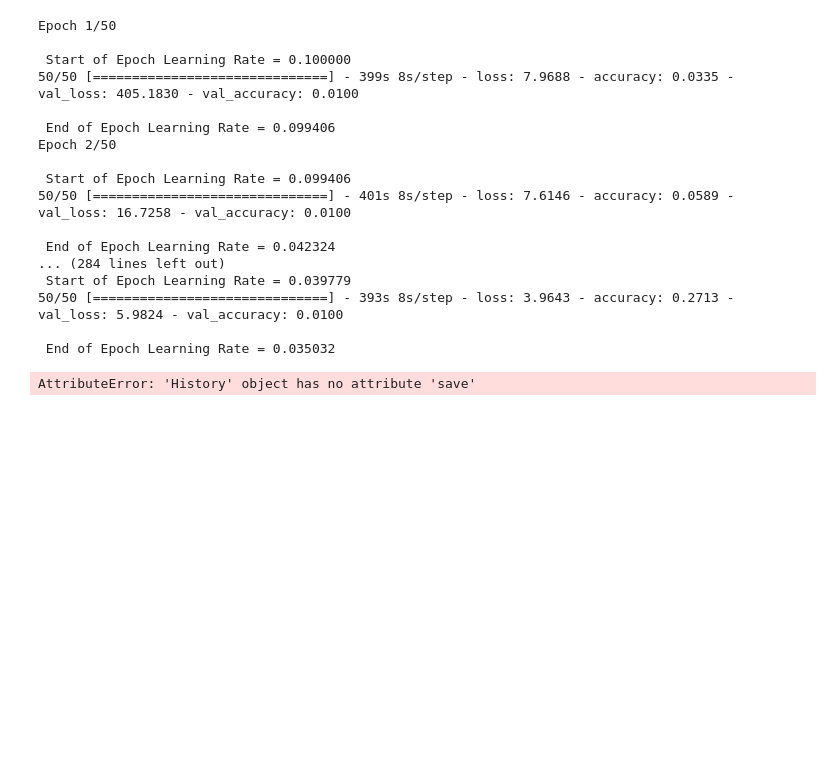
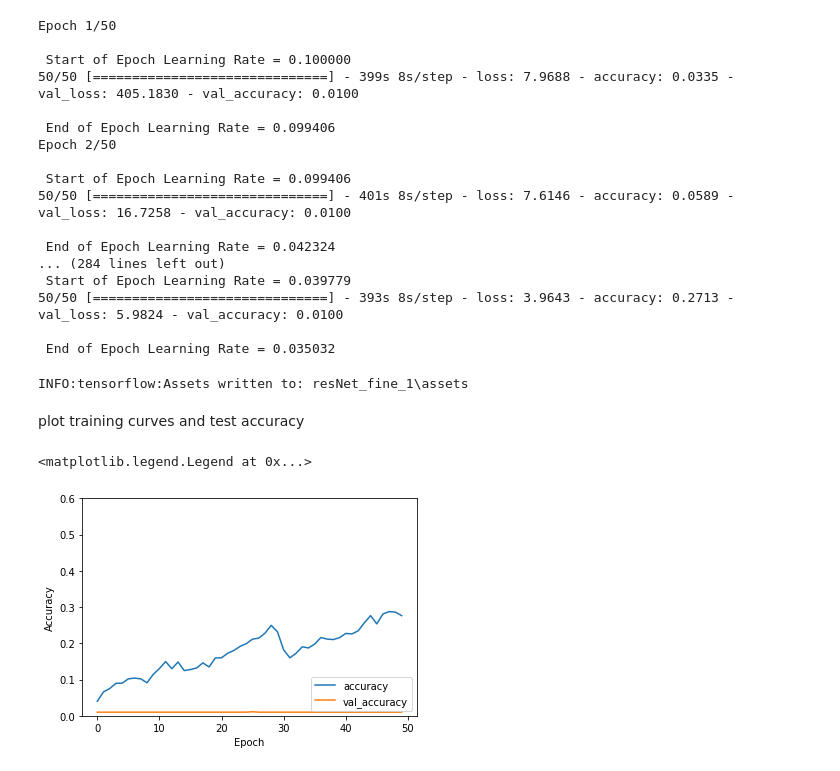
Before and after one commit to plasticglasses/BDML-Introduction, a Jupyter notebook: Coursework/CW_M45J/My Alexnet vs Resnet.ipynb, the cells around one changed output. Cells and saved outputs as stored; diff of their text form; code cells hidden in the pictures; blank space fills up the shorter version.

```diff
--- a/Coursework/CW_M45J/My Alexnet vs Resnet.ipynb
+++ b/Coursework/CW_M45J/My Alexnet vs Resnet.ipynb
@@ -667,6 +716,18 @@ Epoch 2/50
 
  End of Epoch Learning Rate = 0.035032
 # %%
-ResnetFineModelHistory.save('resNet_fine_1')
+ResnetFinemodel.save('resNet_fine_1')
 # %% [output]
-AttributeError: 'History' object has no attribute 'save'
+INFO:tensorflow:Assets written to: resNet_fine_1\assets
+# %% [markdown]
+plot training curves and test accuracy
+# %%
+plt.plot(ResnetFineModelHistory.history['accuracy'], label='accuracy')
+plt.plot(ResnetFineModelHistory.history['val_accuracy'], label = 'val_accuracy')
+plt.xlabel('Epoch')
+plt.ylabel('Accuracy')
+plt.ylim([0.0, 0.6])
+plt.legend(loc='lower right')
+# %% [output]
+<matplotlib.legend.Legend at 0x...>
+[figure, added]
```
Also changed, not shown: parts of 16 cells of this notebook, 1 other file.
